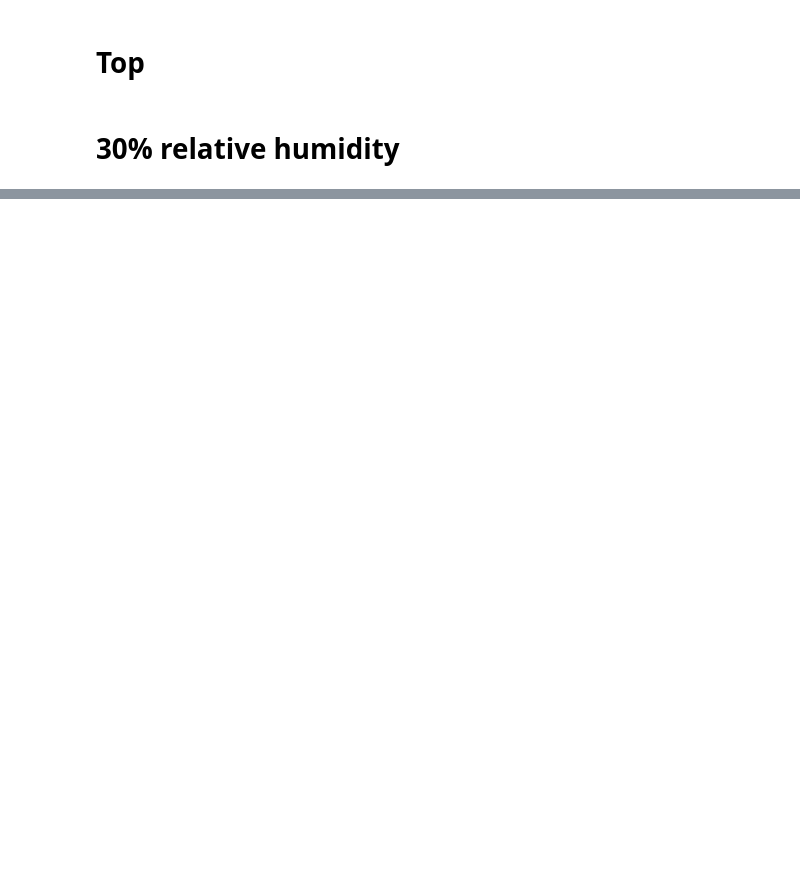
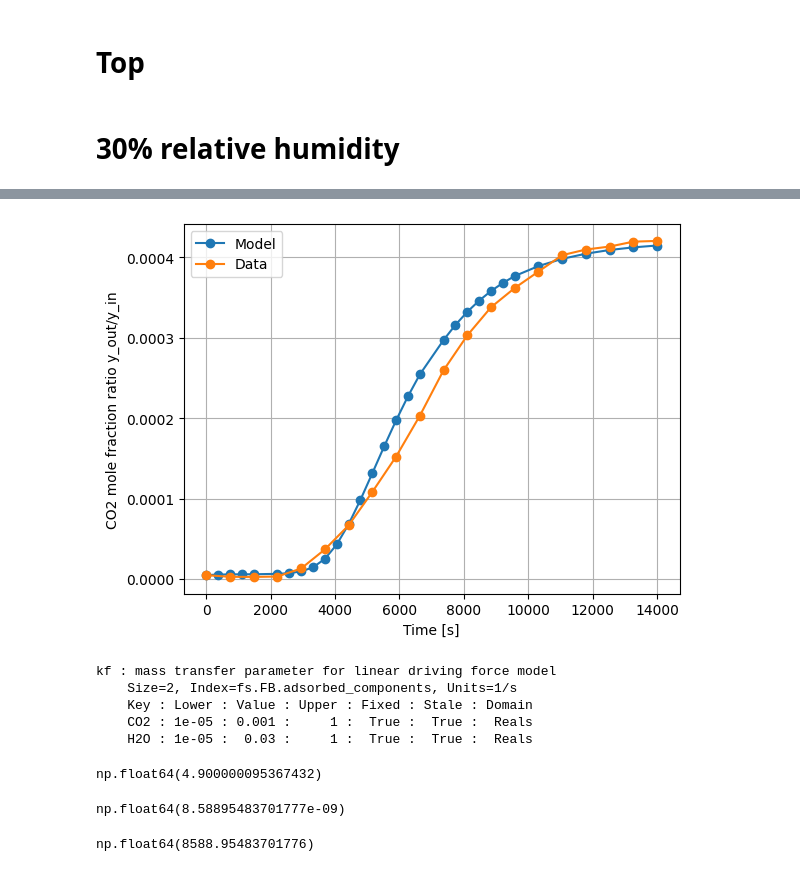
Before and after one commit to Ryan-Hughes-8/idaes-pse, a Jupyter notebook: idaes/models_extra/tvsa_1d/flowsheets/lewatit_breakthrough.ipynb, the cells around one changed output, grey strips where cells are left out. Saved outputs shown, nothing was run; the diff lists cells and outputs as text; code cells hidden in the pictures; blank space fills up the shorter version.

```diff
--- a/idaes/models_extra/tvsa_1d/flowsheets/lewatit_breakthrough.ipynb
+++ b/idaes/models_extra/tvsa_1d/flowsheets/lewatit_breakthrough.ipynb
@@ -625,0 +711,3 @@ _mole_frac_comp_inlet_ref : Size=93, Index=fs._time*fs.gas_properties.component_
+# %%
+data["time (secs)"] = pd.to_numeric(data["time (secs)"])
+data["CO2 (ppm)"] = pd.to_numeric(data["CO2 (ppm)"])
@@ -625,0 +718,3 @@ _mole_frac_comp_inlet_ref : Size=93, Index=fs._time*fs.gas_properties.component_
+# %%
+# get and solve steady model model (just for initialization)
+m_ss = get_model(time_set=data["time (secs)"].values, dynamic=False)
@@ -625,0 +739,9 @@ _mole_frac_comp_inlet_ref : Size=93, Index=fs._time*fs.gas_properties.component_
+# %%
+m_dyn = get_model(time_set=data["time (secs)"].values, dynamic=True)
+copy_non_time_indexed_values(
+        m_dyn.fs, m_ss.fs, copy_fixed=True, outlvl=idaeslog.ERROR
+    )
+for t in m_dyn.fs.time:
+    copy_values_at_time(
+            m_dyn.fs, m_ss.fs, t, 0.0, copy_fixed=True, outlvl=idaeslog.ERROR
+        )
@@ -625,0 +758,16 @@ _mole_frac_comp_inlet_ref : Size=93, Index=fs._time*fs.gas_properties.component_
+# %%
+dof = degrees_of_freedom(m_dyn)
+print("dof of dynamic model=", dof)
+print("inlet and outlet valve opening at t=0 are", value(m_dyn.fs.Inlet_Valve.valve_opening[0]), value(m_dyn.fs.Outlet_Valve.valve_opening[0]))
+#solver.solve(m_dyn,tee=True)
+#add disturbance and solve dynamic model
+for t in m_dyn.fs.time:
+    yco2_1 = 0.0004203 # 420.3 ppm
+    yh2o_1 = 8e-5 # to achieve the 0.2% RH from the data reported
+    # yn2_1  = 0.99957
+    if t>30:
+        m_dyn.fs.Inlet_Valve.inlet.mole_frac_comp[t,"CO2"].fix(yco2_1)
+        m_dyn.fs.Inlet_Valve.inlet.mole_frac_comp[t,"H2O"].fix(yh2o_1)
+        m_dyn.fs.Inlet_Valve.inlet.mole_frac_comp[t, "N2"].fix(1-yco2_1-yh2o_1)
+
+print("inlet and outlet valve opening at t=0 are", value(m_dyn.fs.Inlet_Valve.valve_opening[0]), value(m_dyn.fs.Outlet_Valve.valve_opening[0]))
@@ -625,0 +1116,27 @@ _mole_frac_comp_inlet_ref : Size=93, Index=fs._time*fs.gas_properties.component_
+# %%
+plt.figure(17)
+plt.plot(time, co2_mf_df["x=1.0"], "-o",label = "Model")
+plt.plot(data["time (secs)"],data["CO2 (ppm)"]*1e-6, "-o", label = "Data")
+plt.grid()
+plt.xlabel("Time [s]")
+plt.ylabel("CO2 mole fraction ratio y_out/y_in")
+plt.legend()
+plt.show(block=True)
+# %% [output]
+[figure, added]
+# %%
+m_dyn.fs.FB.kf.pprint()
+# %% [output]
+kf : mass transfer parameter for linear driving force model
+    Size=2, Index=fs.FB.adsorbed_components, Units=1/s
+    Key : Lower : Value : Upper : Fixed : Stale : Domain
+    CO2 : 1e-05 : 0.001 :     1 :  True :  True :  Reals
+    H2O : 1e-05 :  0.03 :     1 :  True :  True :  Reals
+# %%
+data.loc[0,"CO2 (ppm)"]
+# %% [output]
+np.float64(4.900000095367432)
+# %%
+sum([(m_dyn.fs.FB.gas_phase.properties[value,1].mole_frac_comp["CO2"]() - data.loc[ind,"CO2 (ppm)"]*1e-6)**2 for ind, value in data["time (secs)"].items()])
+# %% [output]
+np.float64(8.58895483701777e-09)
@@ -625,0 +1149,4 @@ _mole_frac_comp_inlet_ref : Size=93, Index=fs._time*fs.gas_properties.component_
+# %%
+m_dyn.SSE()
+# %% [output]
+np.float64(8588.95483701776)
```
Also changed, not shown: parts of 41 cells of this notebook.
